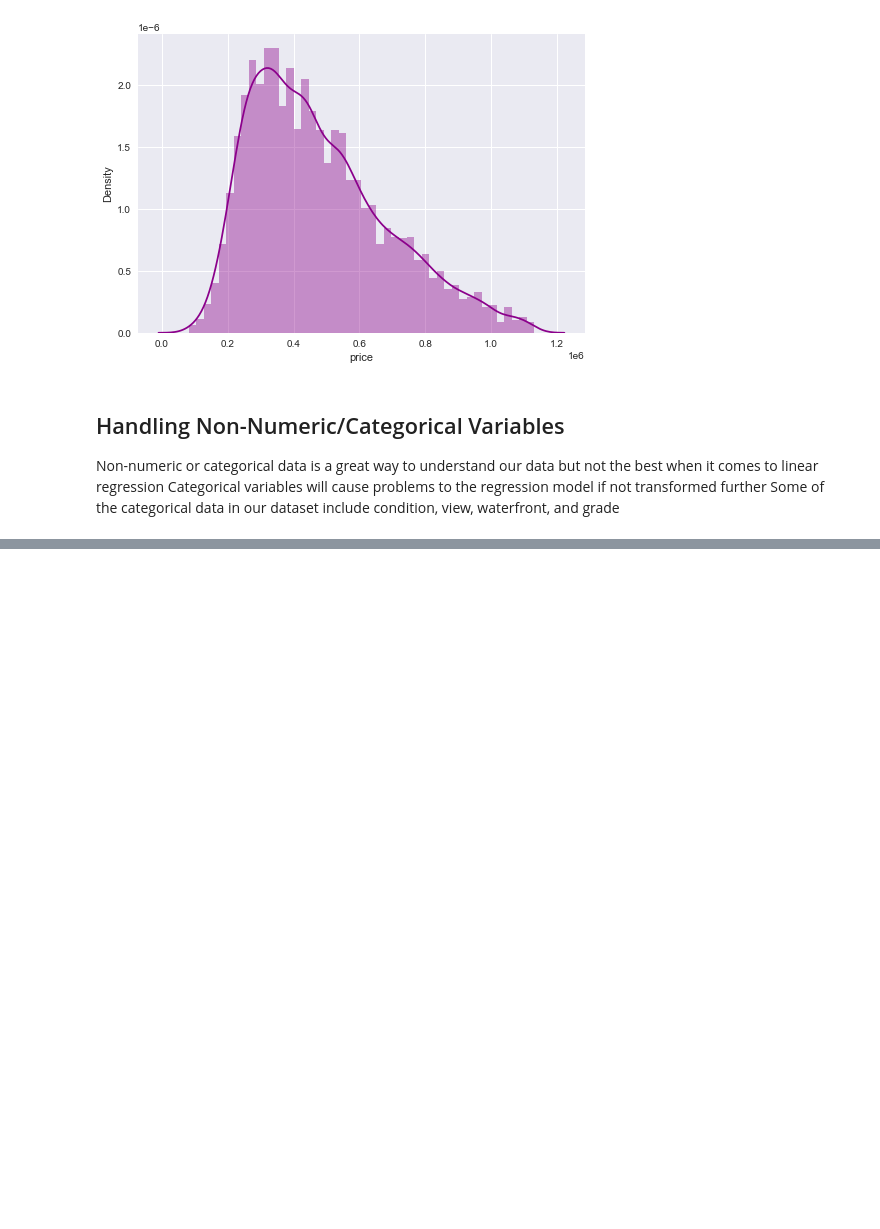
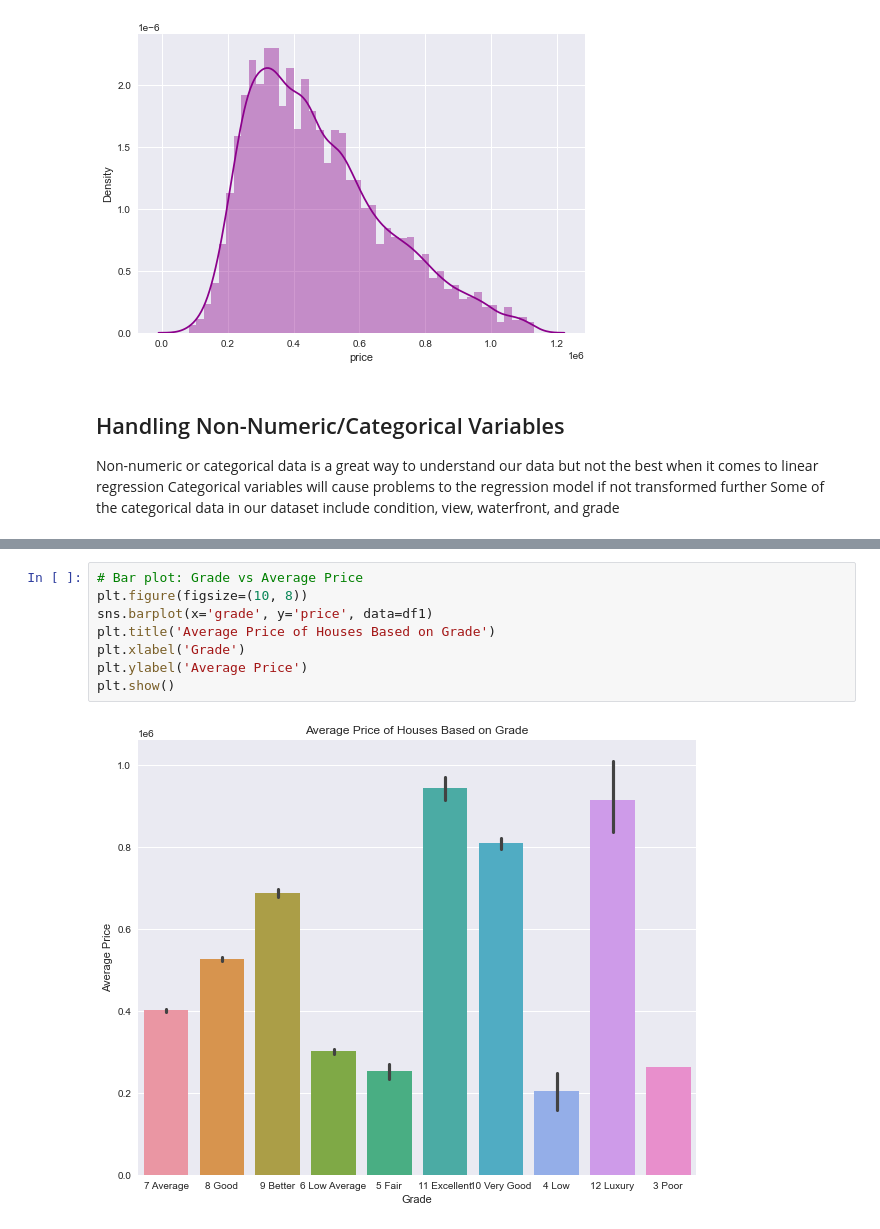
Before and after one commit to whareverr/dsc-phase-2-project-v2-3, a Jupyter notebook: student.ipynb, the cells around one changed output, grey strips where cells are left out. Cells and saved outputs as stored; diff of their text form; blank space fills up the shorter version.

```diff
--- a/student.ipynb
+++ b/student.ipynb
@@ -328,0 +447,10 @@ Some of the categorical data in our dataset include condition, view, waterfront,
+# %%
+# Bar plot: Grade vs Average Price
+plt.figure(figsize=(10, 8))
+sns.barplot(x='grade', y='price', data=df1)
+plt.title('Average Price of Houses Based on Grade')
+plt.xlabel('Grade')
+plt.ylabel('Average Price')
+plt.show()
+# %% [output]
+[figure, added]
```
Also changed, not shown: parts of 22 cells of this notebook.
